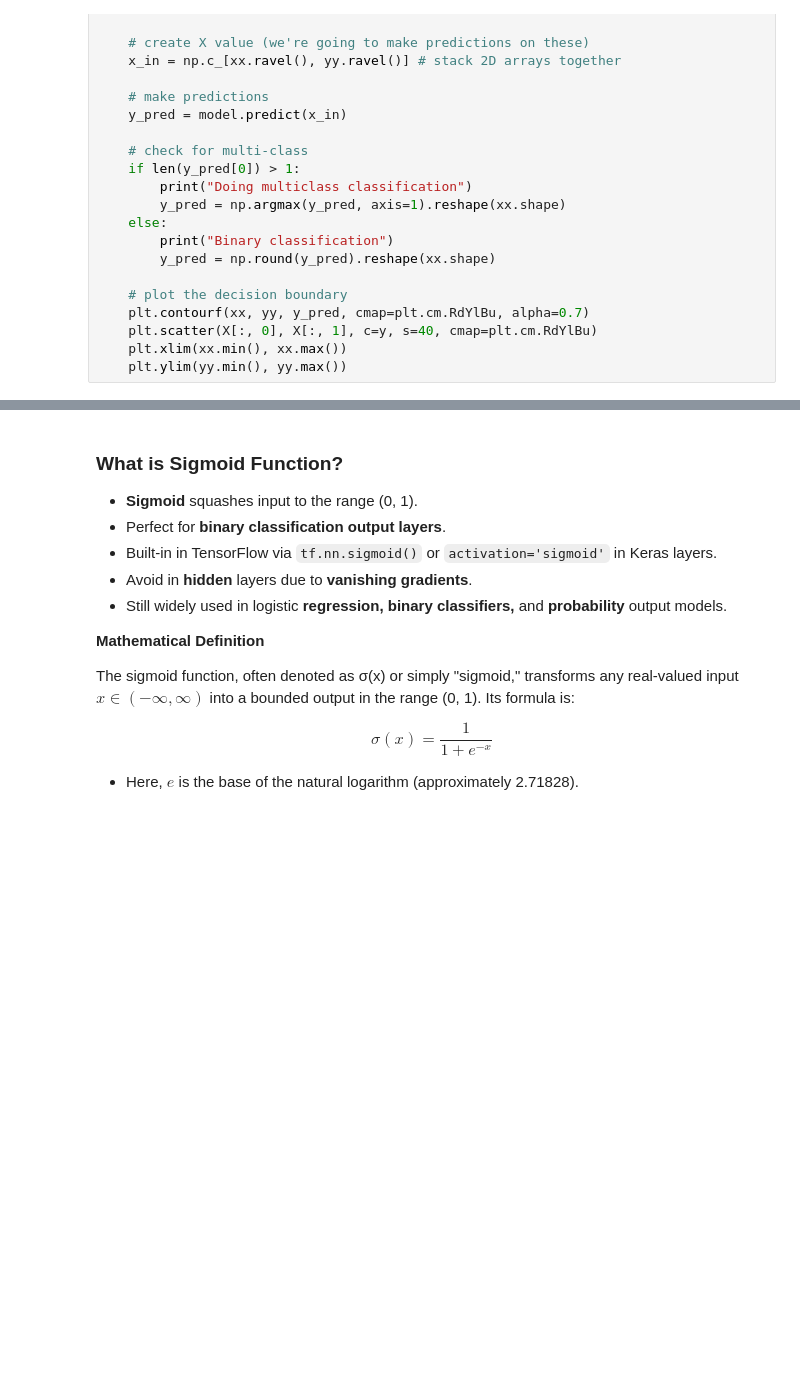
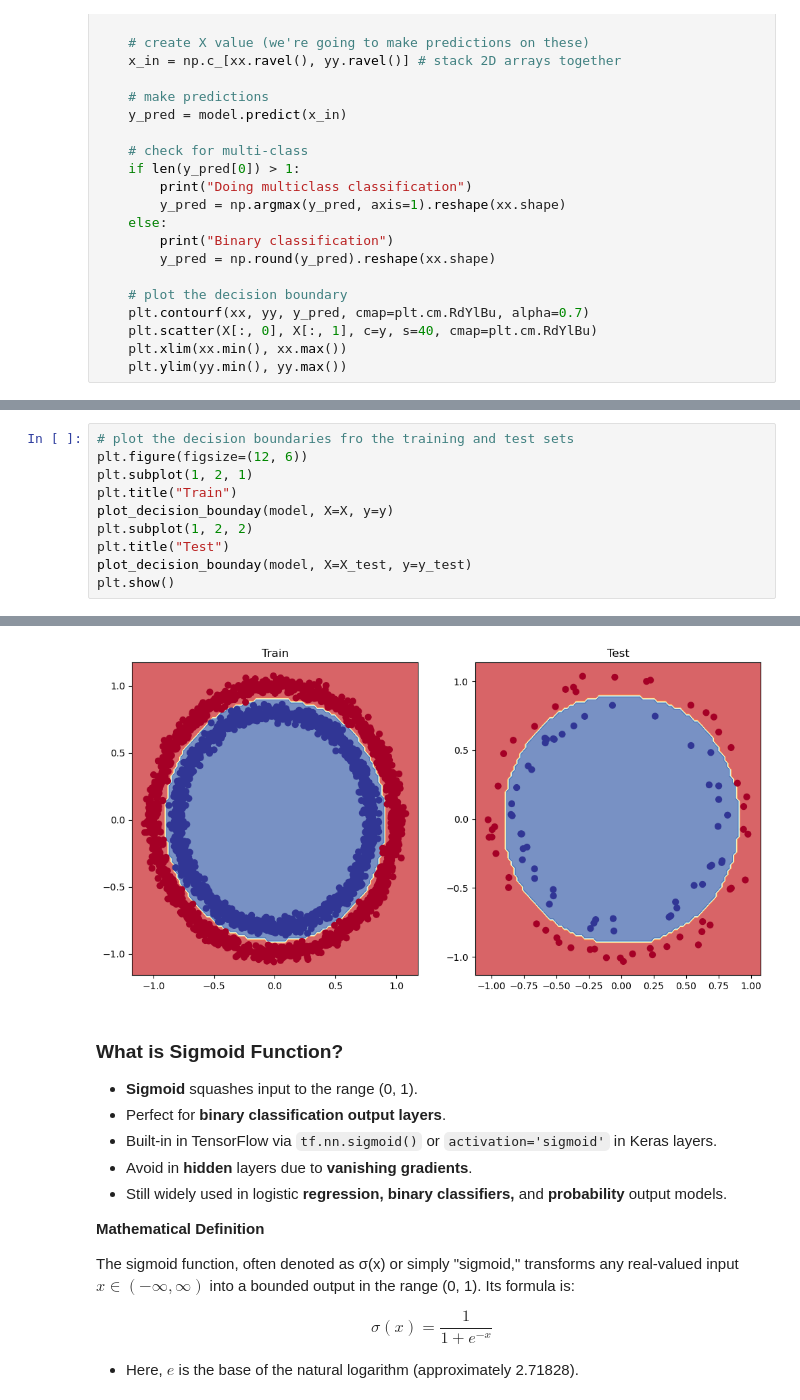
Before and after one commit to teragrammer/data-science-and-machine-learning-cheat-sheet, a Jupyter notebook: tensorflow/review/02-neural-network-classification-with-tensorflow.ipynb, the cells around one changed output, grey strips where cells are left out. Drawn from its saved outputs; the diff is of its cells as text; blank space fills up the shorter version.

```diff
--- a/tensorflow/review/02-neural-network-classification-with-tensorflow.ipynb
+++ b/tensorflow/review/02-neural-network-classification-with-tensorflow.ipynb
@@ -217,0 +247,11 @@ Binary classification
+# %%
+# plot the decision boundaries fro the training and test sets
+plt.figure(figsize=(12, 6))
+plt.subplot(1, 2, 1)
+plt.title("Train")
+plot_decision_bounday(model, X=X, y=y)
+plt.subplot(1, 2, 2)
+plt.title("Test")
+plot_decision_bounday(model, X=X_test, y=y_test)
+plt.show()
+# %% [output]
@@ -218,3 +262,4 @@ Binary classification
+[figure, added]
 # %% [markdown]
 ### What is Sigmoid Function?
 
```
Also changed, not shown: parts of 18 cells of this notebook.
